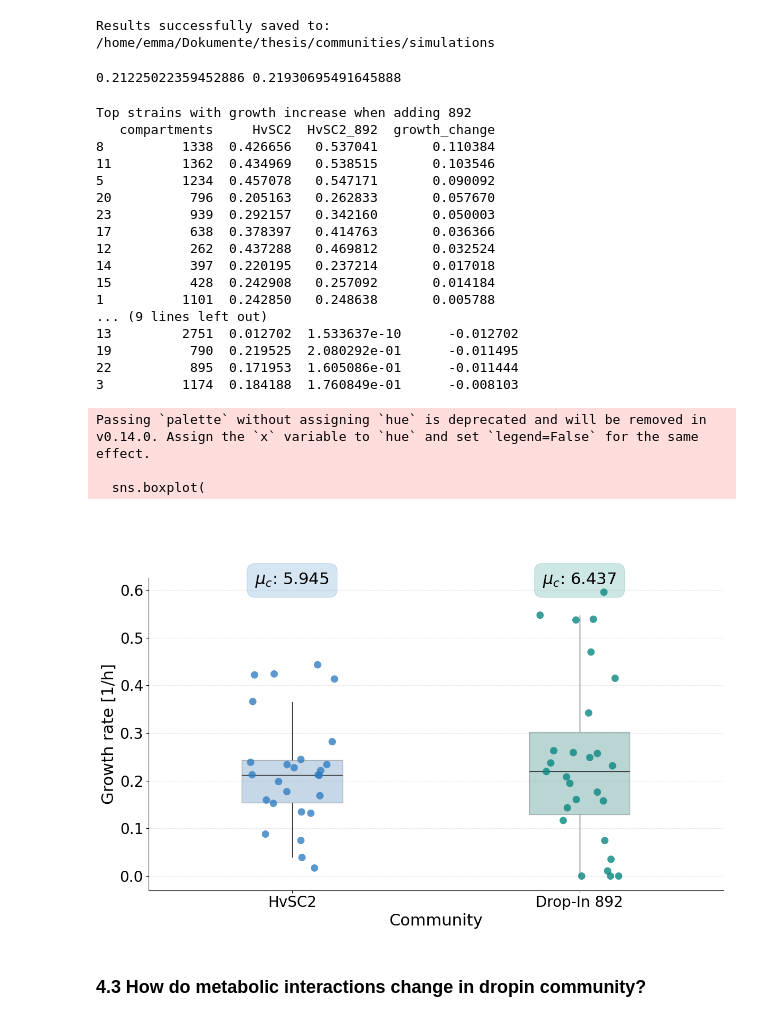
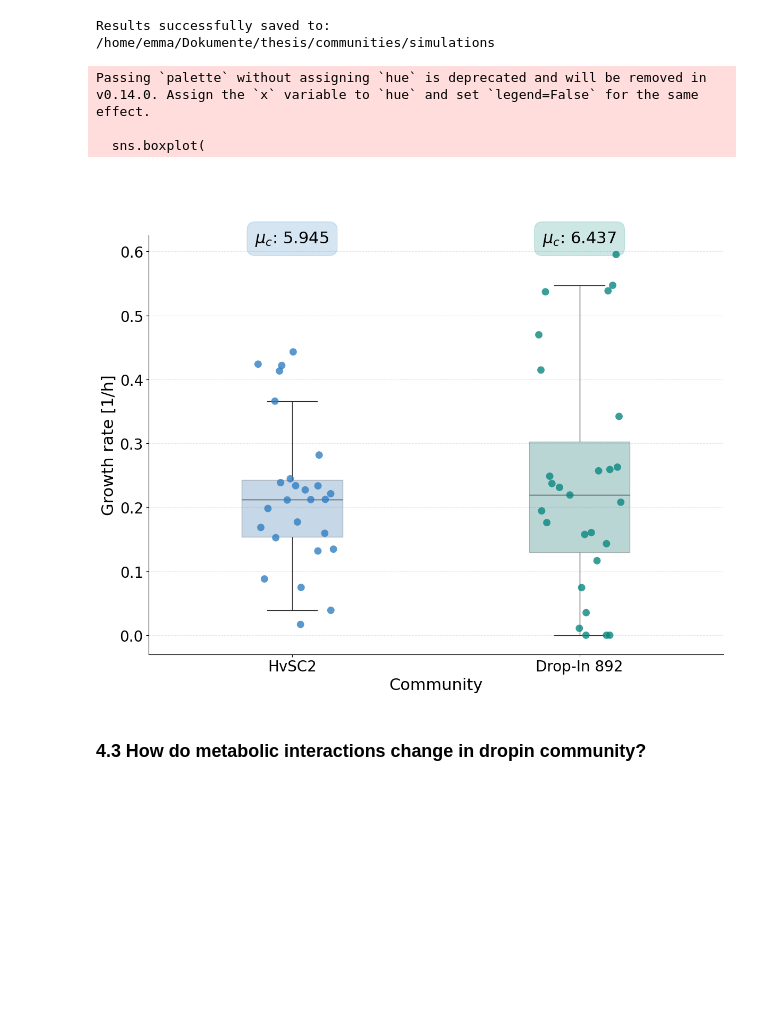
Before and after one commit to emmaatlls/git_repository_emma, a Jupyter notebook: code/organised_code/dropouts.ipynb, the cells around one changed output. Cells and saved outputs as stored; diff of their text form; code cells hidden in the pictures; blank space fills up the shorter version.

Commit message:
iqr of growth rates and adjusted plots

```diff
--- a/code/organised_code/dropouts.ipynb
+++ b/code/organised_code/dropouts.ipynb
@@ -22,7 +22,7 @@ from micom import Community
 community_dir = "/home/emma/Dokumente/thesis/communities/simulations"
 media_dir = "/home/emma/Dokumente/thesis/media_creation/created_media"
 model_dir = "/home/emma/Dokumente/thesis/Model_generation_curation/Curated_models/final"
-save_fig_dir = "/home/emma/Dokumente/thesis/plotsnfigs/"
+save_fig_dir = "/home/emma/Dokumente/thesis/git_repository/data/plotsnfigs"
 # %%
 dropout_dir = os.path.join(community_dir, "dropouts")
 # %%
@@ -350,8 +346,11 @@ solution_sc2_892.iloc[0]["solution"].members["scaled_growth"] = solution_sc2_892
 save_tradeoff_results(solution_sc2_892, community_dir, "DropIN892_HvSC2")
 # %% [output]
 Results successfully saved to: /home/emma/Dokumente/thesis/communities/simulations
+# %%
+gr_sc2_892 = pd.read_csv("/home/emma/Dokumente/thesis/git_repository/data/communities/dropouts/HvSC2/dropin_892/HvSC2_892_l2pfba_10_individualtaxon_growth.csv")
+# %%
+gr_sc2_892["scaled_growth"] = gr_sc2_892["growth_rate"] / len(gr_sc2_892)
 # %%
-gr_sc2_892 = solution_sc2_892.iloc[0]["solution"].members.drop("medium")
 gr_sc2 = pd.read_csv("/home/emma/Dokumente/thesis/communities/simulations/pfba/HvSC2_l2pfba_10_individualtaxon_growth.csv")
 gr_sc2["scaled_growth"] = gr_sc2["growth_rate"] / len(gr_sc2)
 # %%
@@ -360,40 +359,3 @@ combined_gr = pd.concat([gr_sc2.assign(syncom="HvSC2"), gr_sc2_892.assign(syncom
 avg_growth_sc2 = gr_sc2["scaled_growth"].median()
 avg_growth_sc2_892 = gr_sc2_892["scaled_growth"].median()
 print(avg_growth_sc2, avg_growth_sc2_892)
-# %% [output]
-0.21225022359452886 0.21930695491645888
-# %%
-growth_compare = pd.merge(
-    sc2_growth.rename(columns={"scaled_growth_rate": "HvSC2"}),
-    sc2_892_growth.rename(columns={"scaled_growth_rate": "HvSC2_892"}),
-    on="compartments",
-    how="outer"
-)
-growth_compare["growth_change"] = growth_compare["HvSC2_892"] - growth_compare["HvSC2"]
-
-top_increases = growth_compare.sort_values("growth_change", ascending=False).head(10)
-top_decreases = growth_compare.sort_values("growth_change").head(10)
-
-print("Top strains with growth increase when adding 892")
-print(top_increases[["compartments", "HvSC2", "HvSC2_892", "growth_change"]])
-
-print("\nTop strains with growth decrease when adding 892")
-print(top_decreases[["compartments", "HvSC2", "HvSC2_892", "growth_change"]])
-# %% [output]
-Top strains with growth increase when adding 892
-   compartments     HvSC2  HvSC2_892  growth_change
-8          1338  0.426656   0.537041       0.110384
-11         1362  0.434969   0.538515       0.103546
-5          1234  0.457078   0.547171       0.090092
-20          796  0.205163   0.262833       0.057670
-23          939  0.292157   0.342160       0.050003
-17          638  0.378397   0.414763       0.036366
-12          262  0.437288   0.469812       0.032524
-14          397  0.220195   0.237214       0.017018
-15          428  0.242908   0.257092       0.014184
-1          1101  0.242850   0.248638       0.005788
-... (9 lines left out)
-13         2751  0.012702  1.533637e-10      -0.012702
-19          790  0.219525  2.080292e-01      -0.011495
-22          895  0.171953  1.605086e-01      -0.011444
-3          1174  0.184188  1.760849e-01      -0.008103
@@ -400,5 +368,5 @@ Top strains with growth increase when adding 892
 # %%
-fig, ax = plt.subplots(figsize=(12, 8))
+fig, ax = plt.subplots(figsize=(12, 10))
 
 # 1. Boxplot
 sns.boxplot(
@@ -407,7 +375,7 @@ sns.boxplot(
     palette=color_dict,
     width=0.35,
     boxprops=dict(alpha=0.3),
-    showcaps=False, showfliers=False,
+    showcaps=True, showfliers=False,
     ax=ax)
 
 # 2. Main Stripplot
@@ -424,34 +392,34 @@ sns.stripplot(
 
 ax.text(x=1, y=0.62,
     s="$\mu_c$: 6.437",
     ha="center", va="center",
     fontsize=legend_size,
     bbox=dict(boxstyle="round,pad=0.5", facecolor=drop_in_color, alpha=0.2, edgecolor=drop_in_color))
 ax.text(x=0, y=0.62,
     s="$\mu_c$: 5.945",
     ha="center", va="center",
     fontsize=legend_size,
     bbox=dict(boxstyle="round,pad=0.5", facecolor=hvsc2_color, alpha=0.2, edgecolor=hvsc2_color))
 
 ax.set_title(" ", fontsize=title_size, pad=60)
 ax.set_xlabel("Community", fontsize=axis_labels)
 ax.set_ylabel("Growth rate [1/h]", fontsize=axis_labels)
 
 ax.tick_params(axis="both", labelsize=tick_size)
 ax.grid(True, linestyle="--", alpha=0.3, axis="y")
 sns.despine(ax=ax)
 
 plt.tight_layout()
 fp = os.path.join(save_fig_dir, "DROPIN892_Individual_growthrates_boxplot_l2pfba.svg")
 
 fp = os.path.join(save_fig_dir, "DROPIN892_Individual_growthrates_boxplot_l2pfba.png")
 plt.savefig(fp, bbox_inches='tight')
 plt.show()
 # %% [output]
 Passing `palette` without assigning `hue` is deprecated and will be removed in v0.14.0. Assign the `x` variable to `hue` and set `legend=False` for the same effect.
 
   sns.boxplot(
-[figure, old version]
+[figure, new version]
 # %% [markdown]
 ### 4.3 How do metabolic interactions change in dropin community?
 # %%
```
Also changed, not shown: parts of 2 cells of this notebook, 8 other files.
